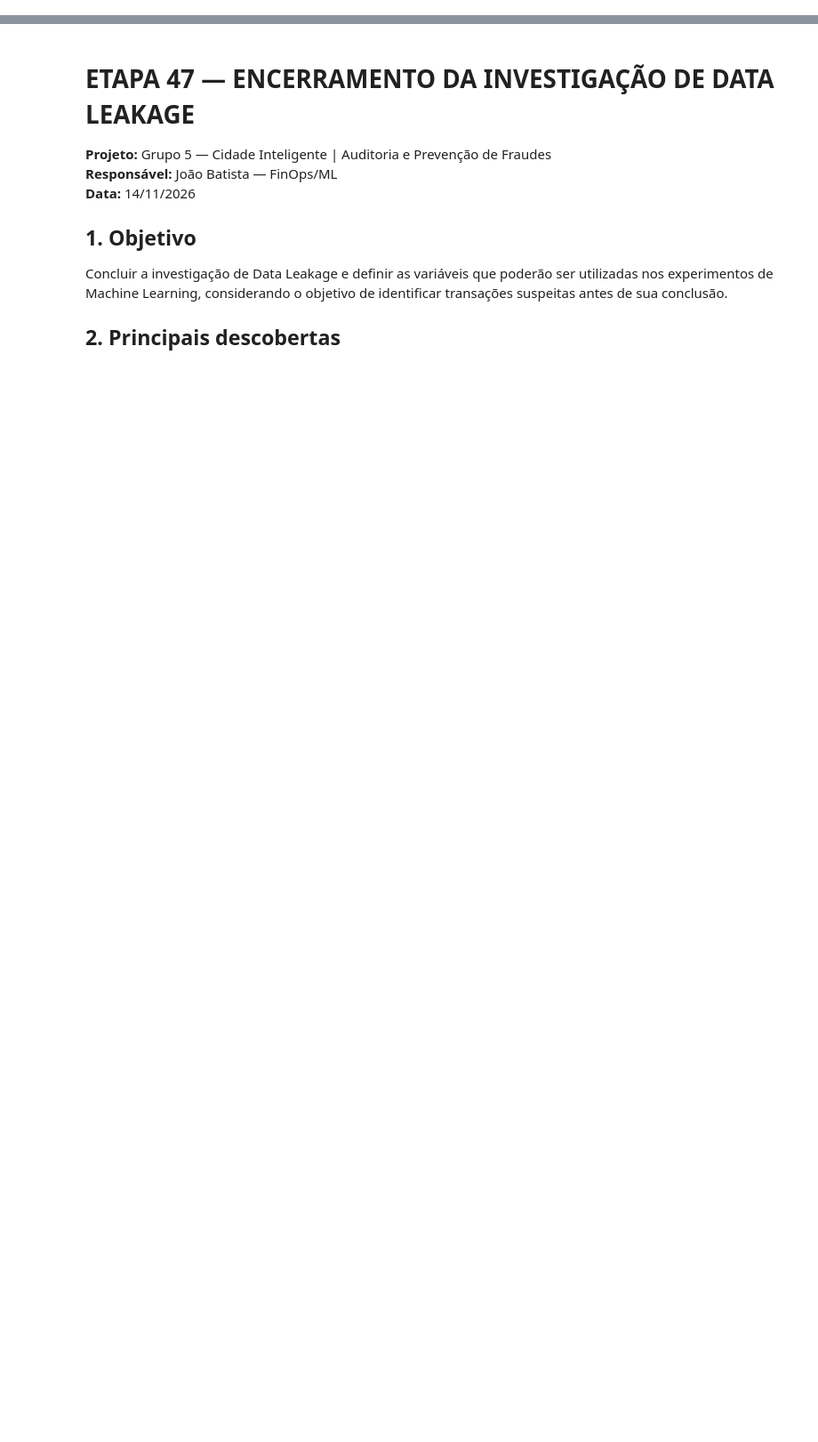
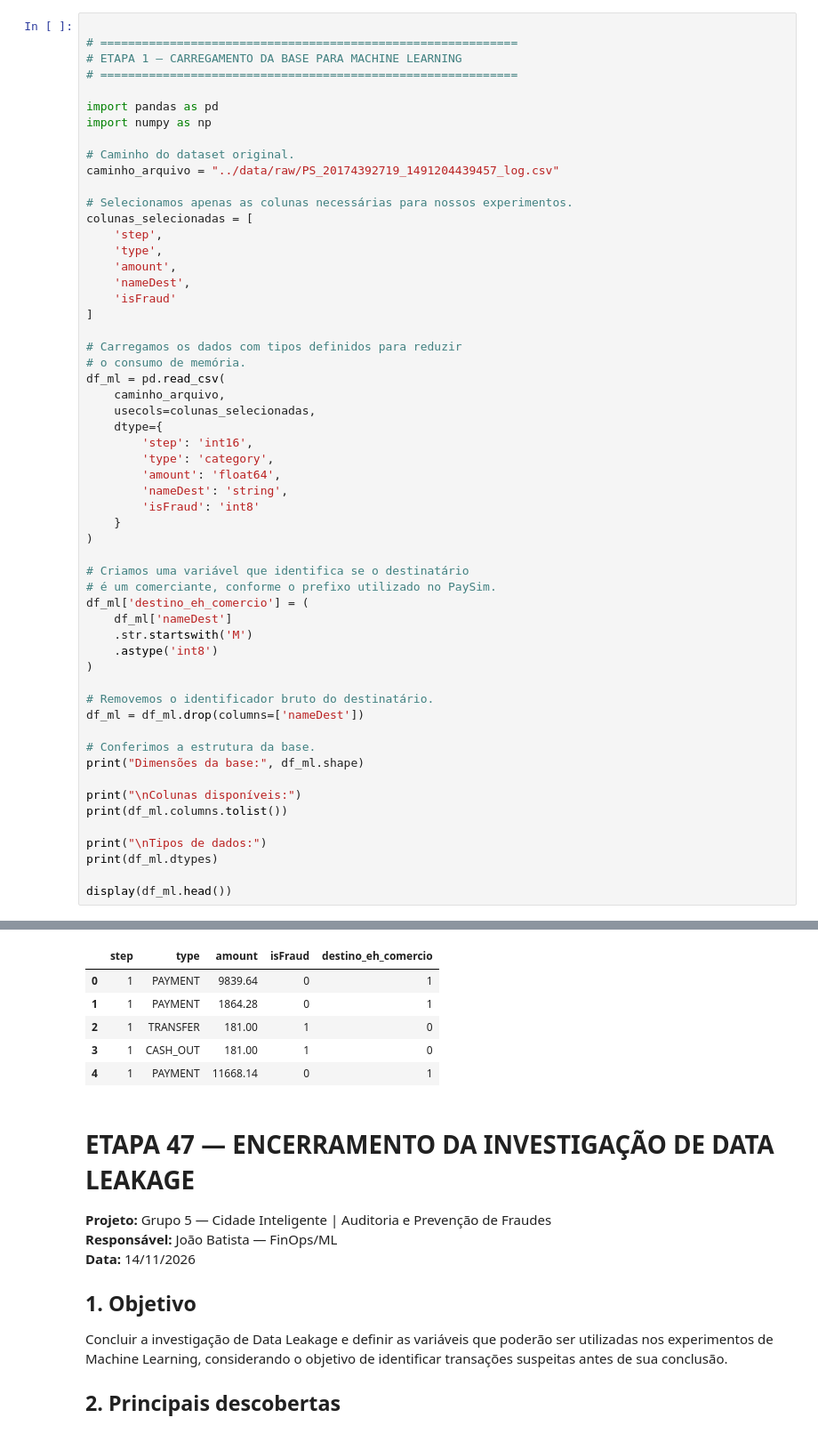
Before and after one commit to joaoribeiro-max/grupo5-fraud-detection, a Jupyter notebook: notebooks/01_analise_exploratoria.ipynb, the cells around one changed output, grey strips where cells are left out. Shown at 89% size. Drawn from its saved outputs; the diff is of its cells as text; blank space fills up the shorter version.

```diff
--- a/notebooks/01_analise_exploratoria.ipynb
+++ b/notebooks/01_analise_exploratoria.ipynb
@@ -0,0 +913,57 @@
+# %%
+
+# ============================================================
+# ETAPA 1 — CARREGAMENTO DA BASE PARA MACHINE LEARNING
+# ============================================================
+
+import pandas as pd
+import numpy as np
+
+# Caminho do dataset original.
+caminho_arquivo = "../data/raw/PS_20174392719_1491204439457_log.csv"
+
+# Selecionamos apenas as colunas necessárias para nossos experimentos.
+colunas_selecionadas = [
+    'step',
+    'type',
+    'amount',
+    'nameDest',
+    'isFraud'
+]
+
+# Carregamos os dados com tipos definidos para reduzir
+# o consumo de memória.
+df_ml = pd.read_csv(
+    caminho_arquivo,
+    usecols=colunas_selecionadas,
+    dtype={
+        'step': 'int16',
+        'type': 'category',
+        'amount': 'float64',
+        'nameDest': 'string',
+        'isFraud': 'int8'
+    }
+)
+
+# Criamos uma variável que identifica se o destinatário
+# é um comerciante, conforme o prefixo utilizado no PaySim.
+df_ml['destino_eh_comercio'] = (
+    df_ml['nameDest']
+    .str.startswith('M')
+    .astype('int8')
+)
+
+# Removemos o identificador bruto do destinatário.
+df_ml = df_ml.drop(columns=['nameDest'])
+
+# Conferimos a estrutura da base.
+print("Dimensões da base:", df_ml.shape)
+
+print("\nColunas disponíveis:")
+print(df_ml.columns.tolist())
+
+print("\nTipos de dados:")
+print(df_ml.dtypes)
+
+display(df_ml.head())
+# %% [output]
@@ -1,3 +982,9 @@
+|  | step | type | amount | isFraud | destino_eh_comercio |
+| 0 | 1 | PAYMENT | 9839.64 | 0 | 1 |
+| 1 | 1 | PAYMENT | 1864.28 | 0 | 1 |
+| 2 | 1 | TRANSFER | 181.00 | 1 | 0 |
+| 3 | 1 | CASH_OUT | 181.00 | 1 | 0 |
+| 4 | 1 | PAYMENT | 11668.14 | 0 | 1 |
 # %% [markdown]
 # ETAPA 47 — ENCERRAMENTO DA INVESTIGAÇÃO DE DATA LEAKAGE
 
```
Also changed, not shown: parts of 18 cells of this notebook.
